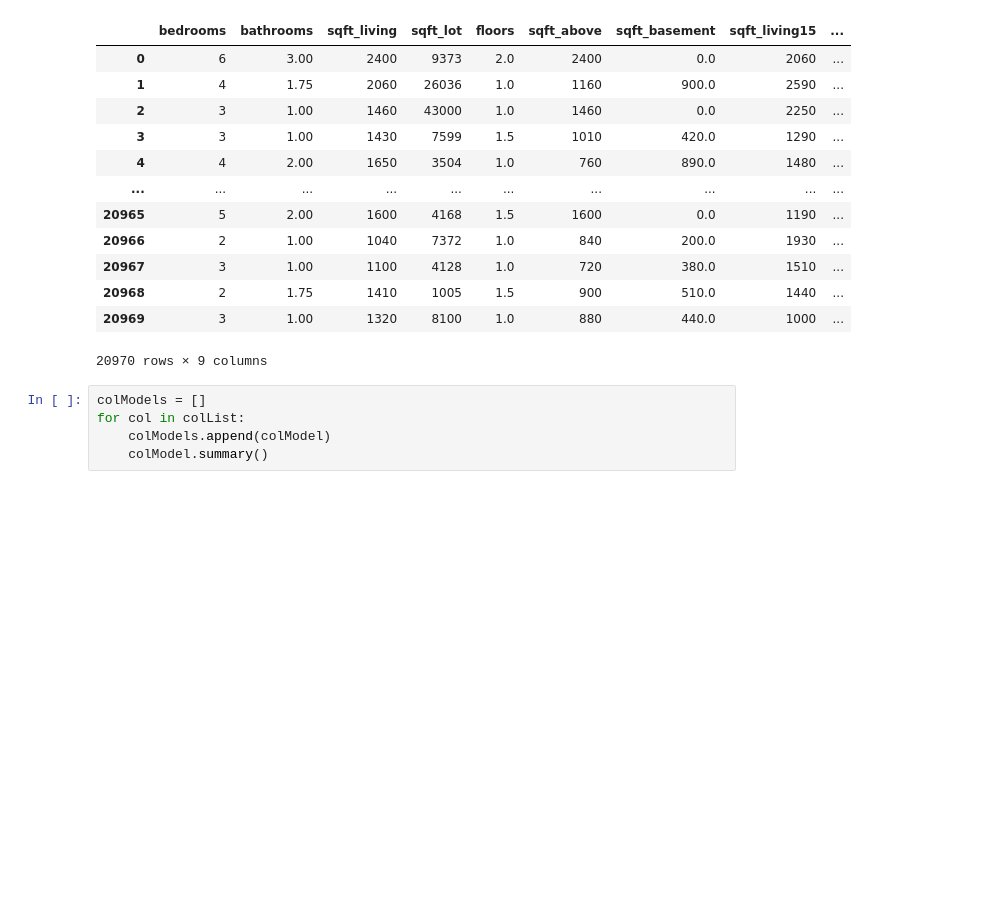
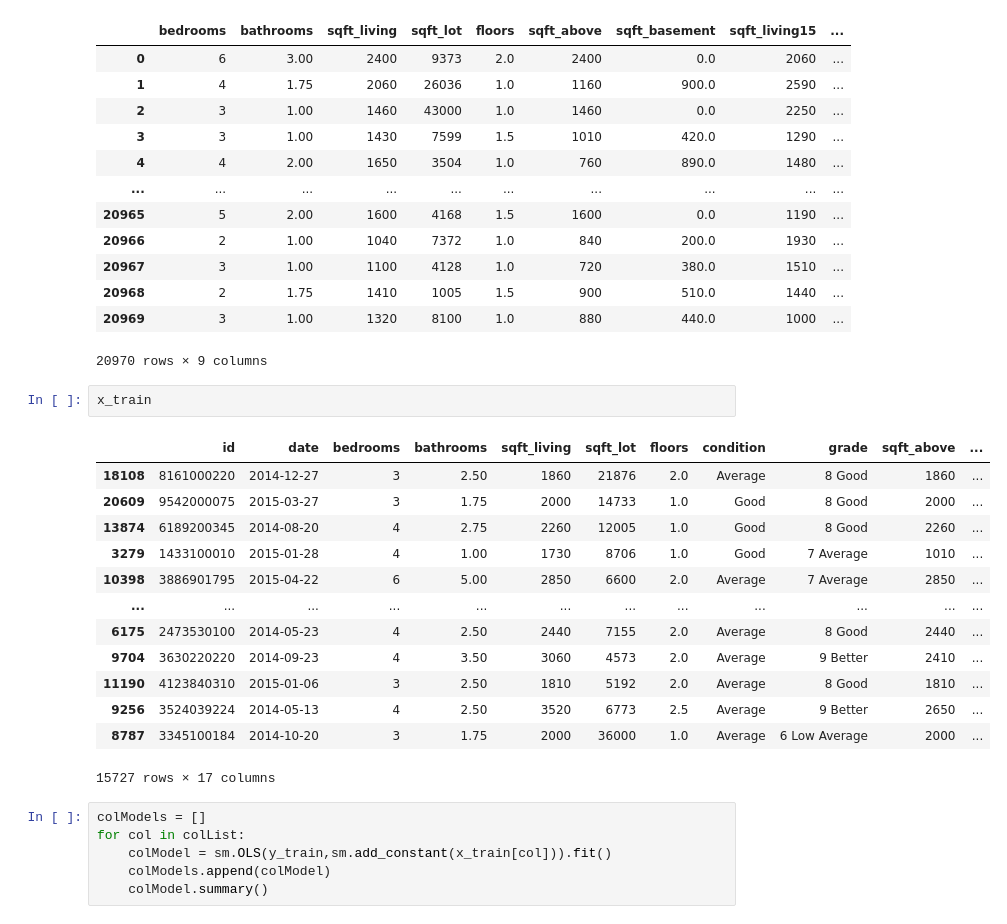
Before and after one commit to pjlannoo/Housing-Data-Project, a Jupyter notebook: Notebooks/Phil/ScratchNotebook.ipynb, the cells around one changed output. Cells and saved outputs as stored; diff of their text form; blank space fills up the shorter version.

```diff
--- a/Notebooks/Phil/ScratchNotebook.ipynb
+++ b/Notebooks/Phil/ScratchNotebook.ipynb
@@ -65,9 +112,26 @@ df[[*colList]]
 | 20968 | 2 | 1.75 | 1410 | 1005 | 1.5 | 900 | 510.0 | 1440 | ... |
 | 20969 | 3 | 1.00 | 1320 | 8100 | 1.0 | 880 | 440.0 | 1000 | ... |
 20970 rows × 9 columns
+# %%
+x_train
+# %% [output]
+|  | id | date | bedrooms | bathrooms | sqft_living | sqft_lot | floors | condition | grade | sqft_above | ... |
+| 18108 | 8161000220 | 2014-12-27 | 3 | 2.50 | 1860 | 21876 | 2.0 | Average | 8 Good | 1860 | ... |
+| 20609 | 9542000075 | 2015-03-27 | 3 | 1.75 | 2000 | 14733 | 1.0 | Good | 8 Good | 2000 | ... |
+| 13874 | 6189200345 | 2014-08-20 | 4 | 2.75 | 2260 | 12005 | 1.0 | Good | 8 Good | 2260 | ... |
+| 3279 | 1433100010 | 2015-01-28 | 4 | 1.00 | 1730 | 8706 | 1.0 | Good | 7 Average | 1010 | ... |
+| 10398 | 3886901795 | 2015-04-22 | 6 | 5.00 | 2850 | 6600 | 2.0 | Average | 7 Average | 2850 | ... |
+| ... | ... | ... | ... | ... | ... | ... | ... | ... | ... | ... | ... |
+| 6175 | 2473530100 | 2014-05-23 | 4 | 2.50 | 2440 | 7155 | 2.0 | Average | 8 Good | 2440 | ... |
+| 9704 | 3630220220 | 2014-09-23 | 4 | 3.50 | 3060 | 4573 | 2.0 | Average | 9 Better | 2410 | ... |
+| 11190 | 4123840310 | 2015-01-06 | 3 | 2.50 | 1810 | 5192 | 2.0 | Average | 8 Good | 1810 | ... |
+| 9256 | 3524039224 | 2014-05-13 | 4 | 2.50 | 3520 | 6773 | 2.5 | Average | 9 Better | 2650 | ... |
+| 8787 | 3345100184 | 2014-10-20 | 3 | 1.75 | 2000 | 36000 | 1.0 | Average | 6 Low Average | 2000 | ... |
+15727 rows × 17 columns
 # %%
 colModels = []
 for col in colList:
+    colModel = sm.OLS(y_train,sm.add_constant(x_train[col])).fit()
     colModels.append(colModel)
     colModel.summary()
 # %%
```
Also changed, not shown: parts of 14 cells of this notebook, 1 other file.
